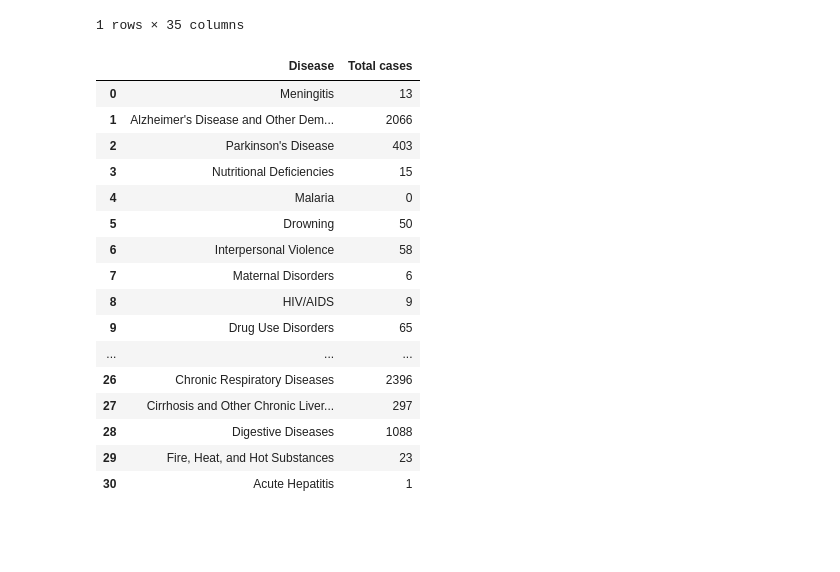
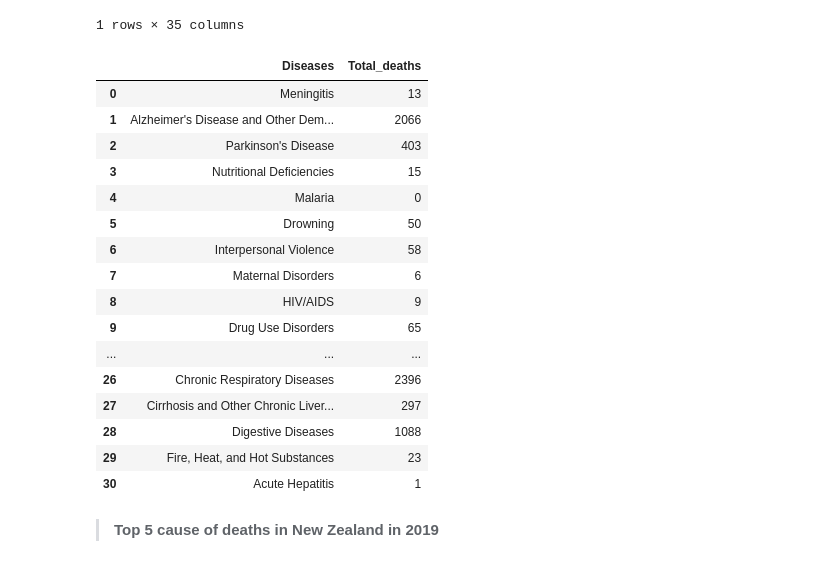
Before and after one commit to kamala2dt/Cause-of-Deaths-Analysis, a Jupyter notebook: cause-of-deaths-analysis.ipynb, the cells around one changed output. Drawn from its saved outputs; the diff is of its cells as text; code cells hidden in the pictures; blank space fills up the shorter version.

Commit message:
Kaggle Notebook | ~~ Cause of Deaths Analysis ~~ | Version 4

```diff
--- a/cause-of-deaths-analysis.ipynb
+++ b/cause-of-deaths-analysis.ipynb
@@ -724,0 +505,6 @@ fig.show()
+# %%
+# Create a new data frame of New Zealand
+
+New_Zealand_df = df[df['Country'] == 'New Zealand']
+
+New_Zealand_df.head()
@@ -739,20 +673,21 @@ New_Zealand.tail()
 # %%
-#Make a new data frame of New Zealand year 2019
+# Create a new data frame of New Zealand year 2019
 
-NZ_2019 = New_Zealand[New_Zealand['Year'] == 2019]
+NZ_2019 = New_Zealand_df[New_Zealand_df['Year'] == 2019]
+
 NZ_2019
 # %% [output]
 |  | Country | Code | Year | Meningitis | Alzheimer's Disease and Other Dem... | Parkinson's Disease | ... |
 | 3809 | New Zealand | NZL | 2019 | 13 | 2066 | 403 | ... |
 1 rows × 35 columns
 # %%
-#Find the total number of each disease and rename columns for the chart
+# Find the total number of each disease in New Zealand in 2019
 
 disease_2019 = NZ_2019[cause_of_deaths].sum().to_frame().reset_index()
-disease_2019.rename(columns={"index": "Disease", 0:"Total cases"}, inplace=True)
+disease_2019.rename(columns={'index': 'Diseases', 0:'Total_deaths'}, inplace=True)
 disease_2019
 # %% [output]
-|  | Disease | Total cases |
+|  | Diseases | Total_deaths |
 | 0 | Meningitis | 13 |
 | 1 | Alzheimer's Disease and Other Dem... | 2066 |
 | 2 | Parkinson's Disease | 403 |
@@ -769,3 +704,5 @@ disease_2019
 | 28 | Digestive Diseases | 1088 |
 | 29 | Fire, Heat, and Hot Substances | 23 |
 | 30 | Acute Hepatitis | 1 |
+# %% [markdown]
+> **Top 5 cause of deaths in New Zealand in 2019**
```
Also changed, not shown: parts of 134 cells of this notebook.
